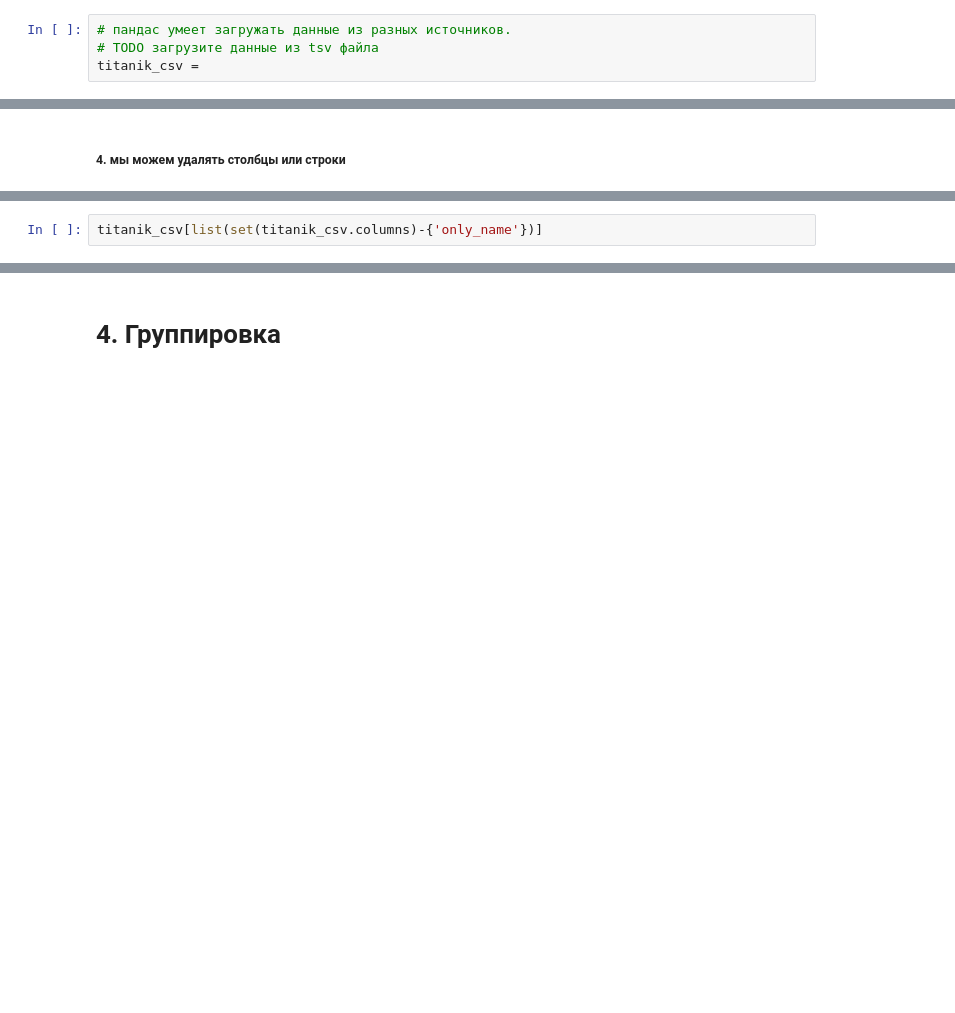
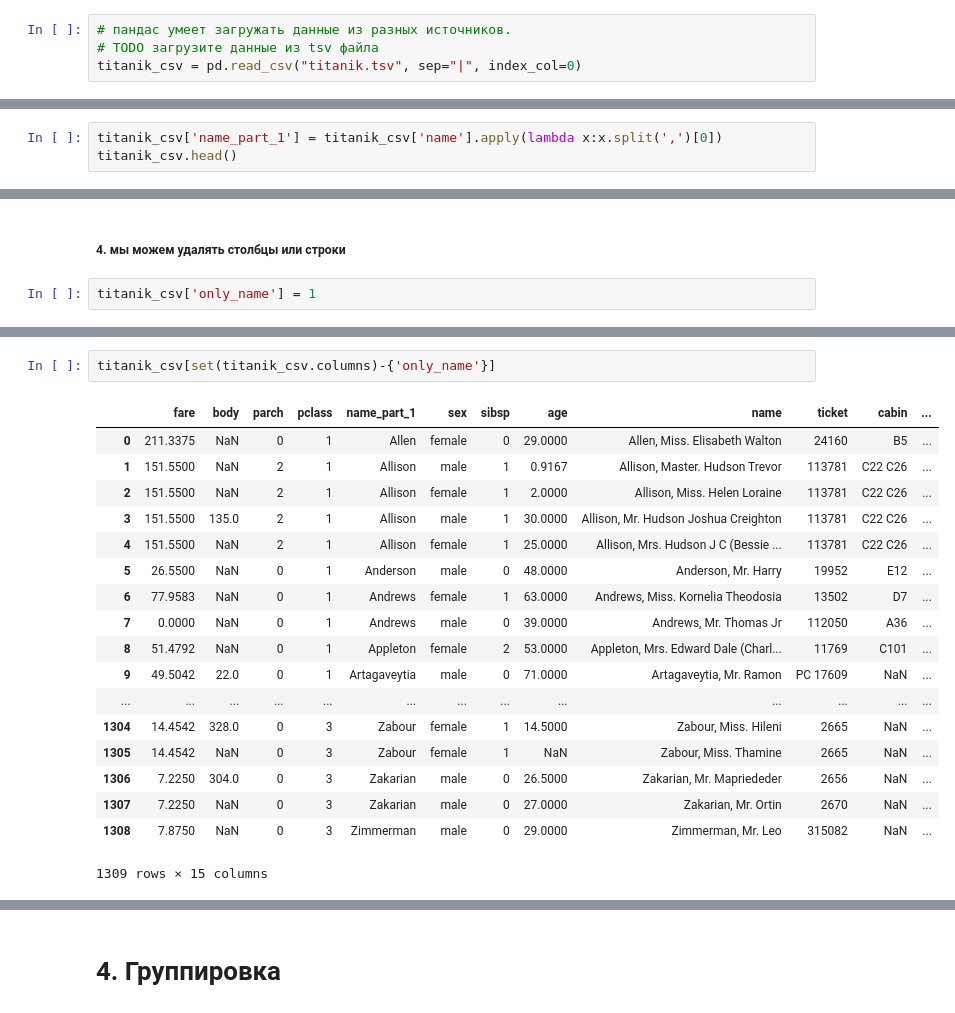
Before and after one commit to Kinetikm/AppliedPythonF2019, a Jupyter notebook: lectures/lecture_05_ml/notebooks/lecture_05_ml_part_2_pandas.ipynb, the cells around one changed output, grey strips where cells are left out. Saved outputs shown, nothing was run; the diff lists cells and outputs as text; blank space fills up the shorter version.

```diff
--- a/lectures/lecture_05_ml/notebooks/lecture_05_ml_part_2_pandas.ipynb
+++ b/lectures/lecture_05_ml/notebooks/lecture_05_ml_part_2_pandas.ipynb
@@ -77,4 +126,4 @@ df = pd.DataFrame({
 # %%
 # пандас умеет загружать данные из разных источников.
 # TODO загрузите данные из tsv файла
-titanik_csv =
+titanik_csv = pd.read_csv("titanik.tsv", sep="|", index_col=0)
@@ -208,0 +352,3 @@ titanik_csv.loc[0, 'name'].split(',')[0]
+# %%
+titanik_csv['name_part_1'] = titanik_csv['name'].apply(lambda x:x.split(',')[0])
+titanik_csv.head()
@@ -211,5 +364,7 @@ titanik_csv.loc[0, 'name'].split(',')[0]
 достаточно применить некоторую функцию.
 # %% [markdown]
 ##### 4. мы можем удалять столбцы или строки
+# %%
+titanik_csv['only_name'] = 1
 # %%
 titanik_csv.drop(['only_name'], axis=1)
@@ -216,5 +390,24 @@ titanik_csv.drop(['only_name'], axis=1)
 # %%
-titanik_csv[list(set(titanik_csv.columns)-{'only_name'})]
+titanik_csv[set(titanik_csv.columns)-{'only_name'}]
+# %% [output]
+|  | fare | body | parch | pclass | name_part_1 | sex | sibsp | age | name | ticket | cabin | ... |
+| 0 | 211.3375 | NaN | 0 | 1 | Allen | female | 0 | 29.0000 | Allen, Miss. Elisabeth Walton | 24160 | B5 | ... |
+| 1 | 151.5500 | NaN | 2 | 1 | Allison | male | 1 | 0.9167 | Allison, Master. Hudson Trevor | 113781 | C22 C26 | ... |
+| 2 | 151.5500 | NaN | 2 | 1 | Allison | female | 1 | 2.0000 | Allison, Miss. Helen Loraine | 113781 | C22 C26 | ... |
+| 3 | 151.5500 | 135.0 | 2 | 1 | Allison | male | 1 | 30.0000 | Allison, Mr. Hudson Joshua Creighton | 113781 | C22 C26 | ... |
+| 4 | 151.5500 | NaN | 2 | 1 | Allison | female | 1 | 25.0000 | Allison, Mrs. Hudson J C (Bessie ... | 113781 | C22 C26 | ... |
+| 5 | 26.5500 | NaN | 0 | 1 | Anderson | male | 0 | 48.0000 | Anderson, Mr. Harry | 19952 | E12 | ... |
+| 6 | 77.9583 | NaN | 0 | 1 | Andrews | female | 1 | 63.0000 | Andrews, Miss. Kornelia Theodosia | 13502 | D7 | ... |
+| 7 | 0.0000 | NaN | 0 | 1 | Andrews | male | 0 | 39.0000 | Andrews, Mr. Thomas Jr | 112050 | A36 | ... |
+| 8 | 51.4792 | NaN | 0 | 1 | Appleton | female | 2 | 53.0000 | Appleton, Mrs. Edward Dale (Charl... | 11769 | C101 | ... |
+| 9 | 49.5042 | 22.0 | 0 | 1 | Artagaveytia | male | 0 | 71.0000 | Artagaveytia, Mr. Ramon | PC 17609 | NaN | ... |
+| ... | ... | ... | ... | ... | ... | ... | ... | ... | ... | ... | ... | ... |
+| 1304 | 14.4542 | 328.0 | 0 | 3 | Zabour | female | 1 | 14.5000 | Zabour, Miss. Hileni | 2665 | NaN | ... |
+| 1305 | 14.4542 | NaN | 0 | 3 | Zabour | female | 1 | NaN | Zabour, Miss. Thamine | 2665 | NaN | ... |
+| 1306 | 7.2250 | 304.0 | 0 | 3 | Zakarian | male | 0 | 26.5000 | Zakarian, Mr. Mapriededer | 2656 | NaN | ... |
+| 1307 | 7.2250 | NaN | 0 | 3 | Zakarian | male | 0 | 27.0000 | Zakarian, Mr. Ortin | 2670 | NaN | ... |
+| 1308 | 7.8750 | NaN | 0 | 3 | Zimmerman | male | 0 | 29.0000 | Zimmerman, Mr. Leo | 315082 | NaN | ... |
+1309 rows × 15 columns
 # %%
 titanik_csv[['pclass', 'survived', 'name', 'sex', 'age', 'sibsp', 'parch', 'ticket',
        'fare', 'cabin', 'embarked', 'boat', 'body', 'home.dest']]
```
Also changed, not shown: parts of 57 cells of this notebook, 10 other files.
